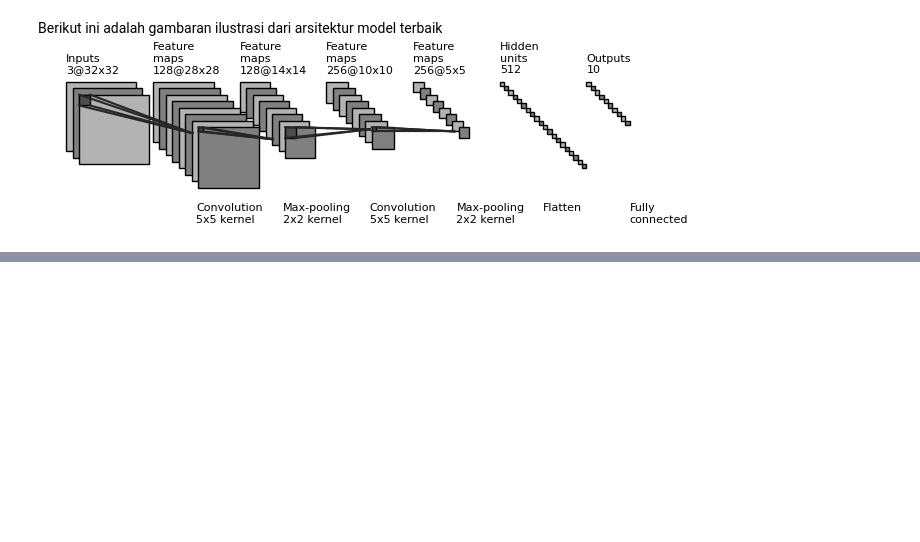
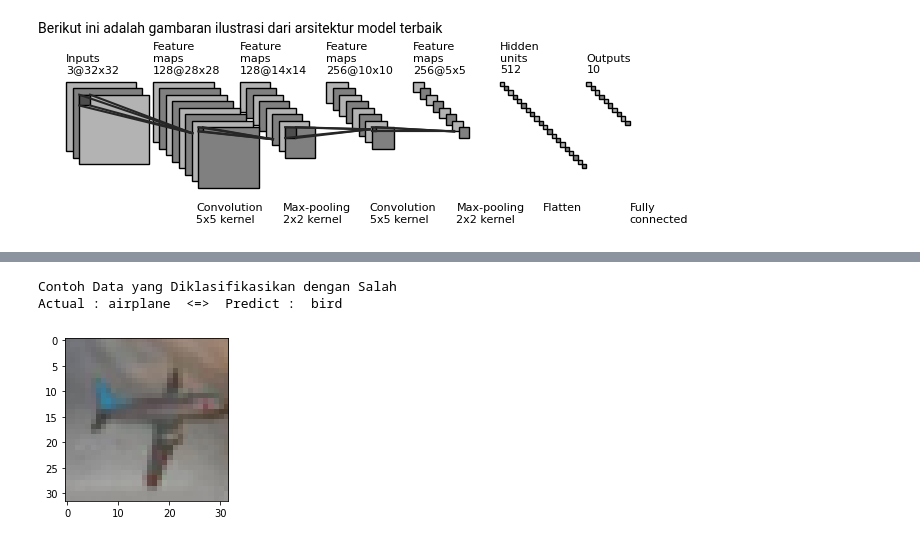
Before and after one commit to rehgend/EksplorasiHyperparameterCNN_NN, a Jupyter notebook: Tugas 1A - Klasifikasi pada Dataset CIFAR10 dengan CNN.ipynb, the cells around one changed output, grey strips where cells are left out. Saved outputs shown, nothing was run; the diff lists cells and outputs as text; code cells hidden in the pictures; blank space fills up the shorter version.

```diff
--- a/Tugas 1A - Klasifikasi pada Dataset CIFAR10 dengan CNN.ipynb
+++ b/Tugas 1A - Klasifikasi pada Dataset CIFAR10 dengan CNN.ipynb
@@ -1258,0 +1280,9 @@ Restored model, accuracy: 73.48%
+# %%
+print("Contoh Data yang Diklasifikasikan dengan Salah")
+plt.figure(figsize=(3,3))
+plt.imshow(np.squeeze(test_images[idx_data_false[0]]), cmap=plt.cm.binary)
+print("Actual :",label_gambar[test_labels[idx_data_false[0]][0]]," <=>  Predict : ",label_gambar[np.argmax(hasil_predict_test[idx_data_false[0]])])
+# %% [output]
+Contoh Data yang Diklasifikasikan dengan Salah
+Actual : airplane  <=>  Predict :  bird
+[figure, added]
```
Also changed, not shown: parts of 6 cells of this notebook.
